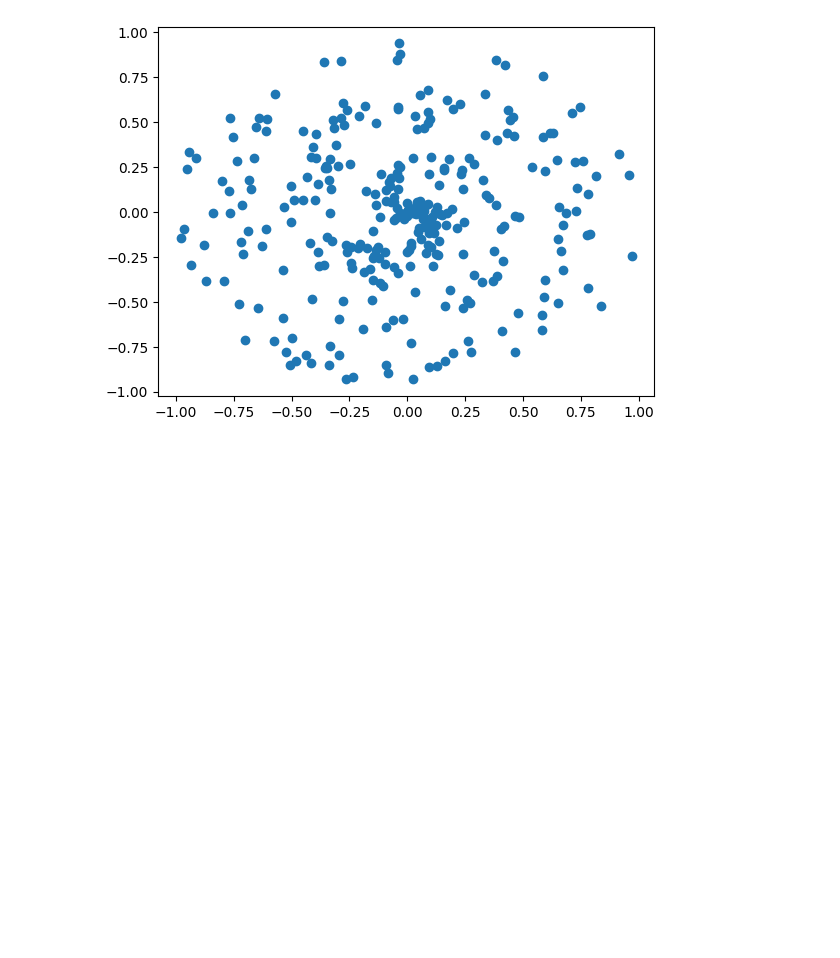
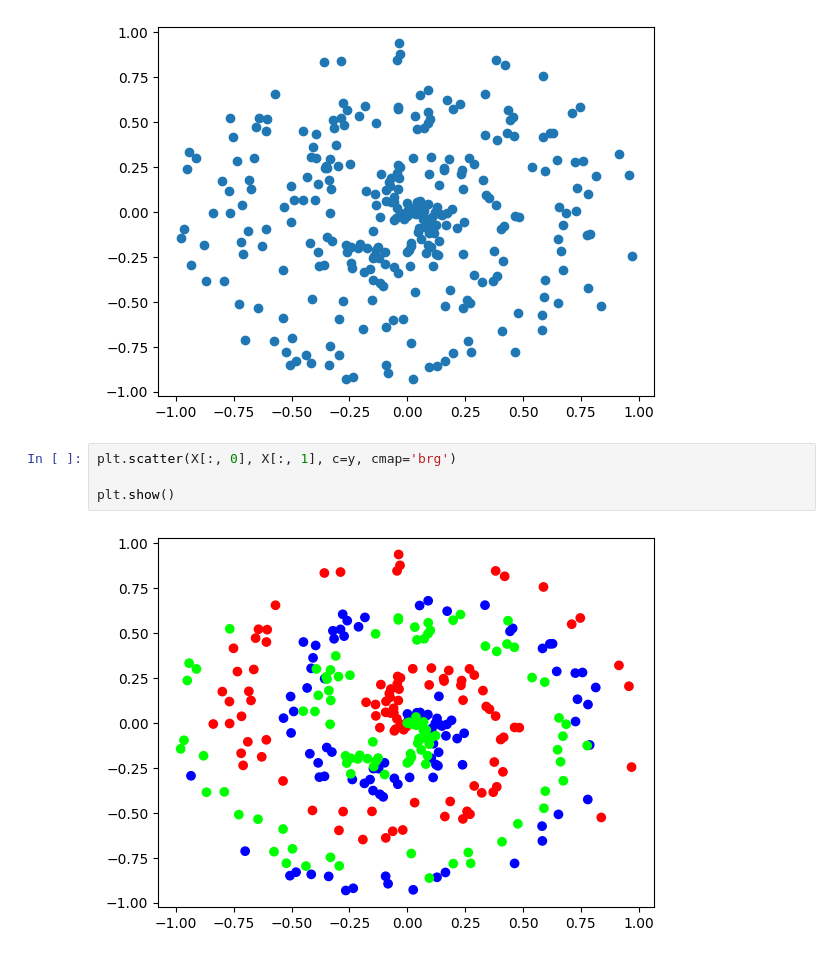
Before and after one commit to tthuwng/ainb, a Jupyter notebook: scratch.ipynb, the cells around one changed output. Drawn from its saved outputs; the diff is of its cells as text; blank space fills up the shorter version.

```diff
--- a/scratch.ipynb
+++ b/scratch.ipynb
@@ -132,3 +132,9 @@ plt.scatter(X[:,0], X[:,1])
 plt.show()
 # %% [output]
 [figure]
+# %%
+plt.scatter(X[:, 0], X[:, 1], c=y, cmap='brg')
+
+plt.show()
+# %% [output]
+[figure, added]
```
Also changed, not shown: parts of 1 cell of this notebook.
